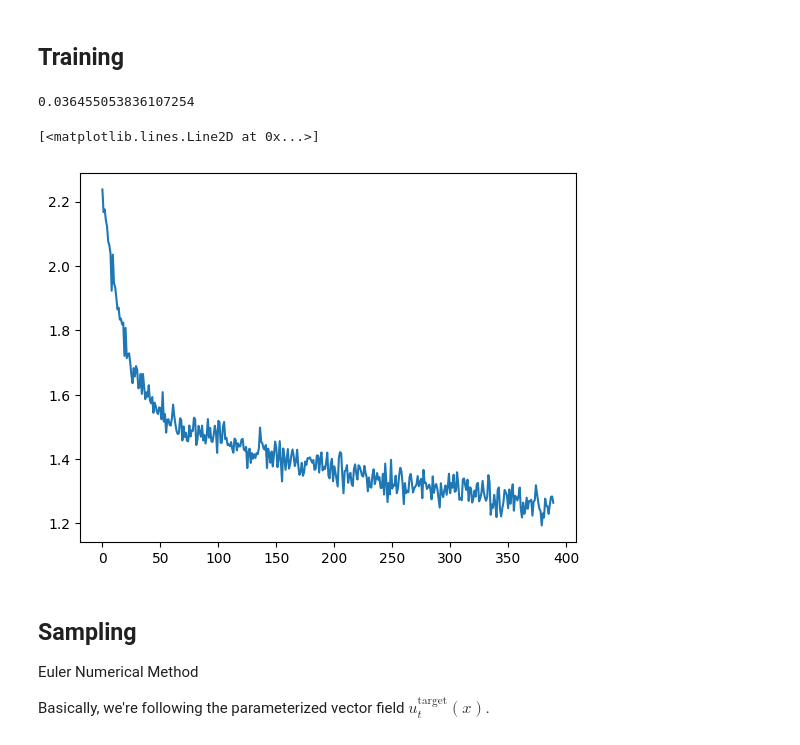
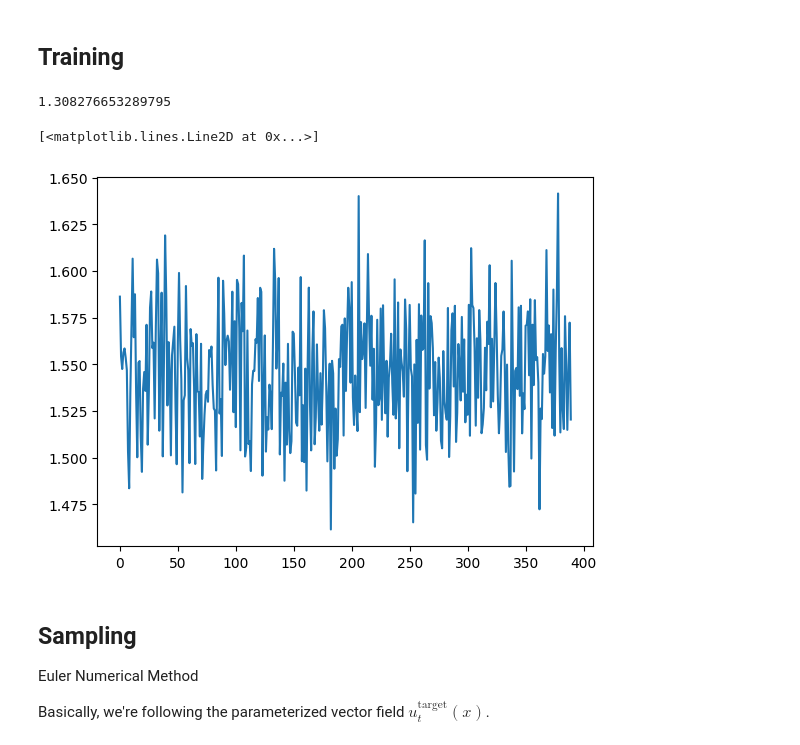
Before and after one commit to someonecantcode/VarationalAutoencoder, a Jupyter notebook: src/flow-matching.ipynb, the cells around one changed output. Cells and saved outputs as stored; diff of their text form; code cells hidden in the pictures.

Commit message:
using randomly sampled epsilon. works with vae

```diff
--- a/src/flow-matching.ipynb
+++ b/src/flow-matching.ipynb
@@ -115,7 +115,7 @@ torch.Size([10000, 784])
 # %% [markdown]
 ## Training
 # %%
-epsilon = torch.randn((batch_size, VAEConfig().latent_channels), device=device)
+# epsilon = torch.randn((batch_size, VAEConfig().latent_channels), device=device)
 overfit_data = next(iter(train_loader))
 
 def overfit(model, data, iters=250):
@@ -125,7 +125,7 @@ def overfit(model, data, iters=250):
     with torch.no_grad():
         z, _, _ = vae.encode(z)
     for _ in range(iters):
-        # epsilon = torch.randn_like(z, device=device)
+        epsilon = torch.randn_like(z, device=device)
         t = torch.rand(z.size(0), 1, device=device)
         xt = t * z + (1 - t) * epsilon
         loss = ((model(xt, t, y) - (z - epsilon))**2).mean()
@@ -137,38 +137,38 @@ def overfit(model, data, iters=250):
 
 overfit(model, overfit_data, iters=250)
 # %% [output]
-0.036455053836107254
+1.308276653289795
 # %%
 losses = []
 
 model.train().requires_grad_(True)
 for epoch in range(10):
     pbar = tqdm.tqdm(train_loader)
     for batch_idx, (images, labels) in enumerate(pbar):
         z = images.to(device)
         y = labels.to(device)
 
         with torch.no_grad():
             z, _, _ = vae.encode(z)
-        # epsilon = torch.randn_like(z, device=device)
+        epsilon = torch.randn_like(z, device=device)
 
         t = torch.rand(z.size(0), 1, device=device)
         xt = t * z + (1 - t) * epsilon
         loss = ((model(xt, t, y) - (z - epsilon))**2).mean()
 
         optim.zero_grad(set_to_none=True)
         loss.backward()
         optim.step()
 
         pbar.set_postfix(loss=loss.item())
         losses.append(loss.item())
 
 
 # torch.save(model.state_dict(), f"mlp_50epoch.pt")
 plt.plot(losses)
 # %% [output]
 [<matplotlib.lines.Line2D at 0x...>]
-[figure, old version]
+[figure, new version]
 # %% [markdown]
 ## Sampling
 
```
Also changed, not shown: parts of 2 cells of this notebook.
